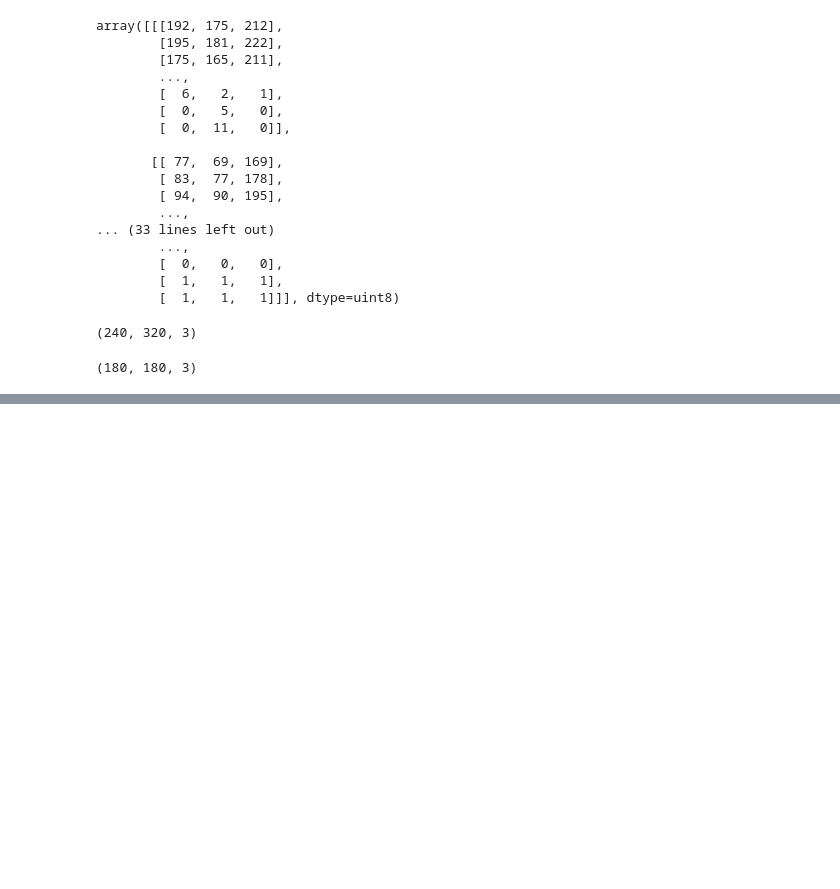
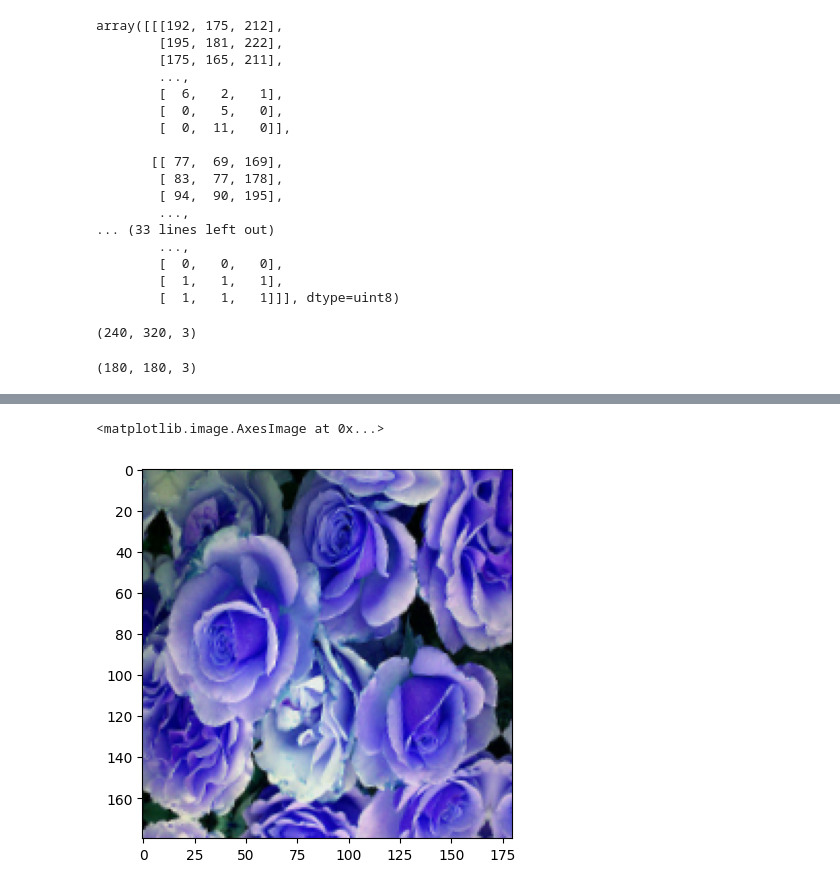
Before and after one commit to robertzengcn/keras-exercise, a Jupyter notebook: 26_data_augmentation/data_augmentation_address_overfiltting.ipynb, the cells around one changed output, grey strips where cells are left out. Saved outputs shown, nothing was run; the diff lists cells and outputs as text; code cells hidden in the pictures; blank space fills up the shorter version.

```diff
--- a/26_data_augmentation/data_augmentation_address_overfiltting.ipynb
+++ b/26_data_augmentation/data_augmentation_address_overfiltting.ipynb
@@ -167,0 +382,5 @@ for flower_name,images in flowers_images_dict.items():
+# %%
+plt.imshow(data_augmentation(X)[0].numpy().astype("uint8"))
+# %% [output]
+<matplotlib.image.AxesImage at 0x...>
+[figure, added]
```
Also changed, not shown: parts of 23 cells of this notebook.
